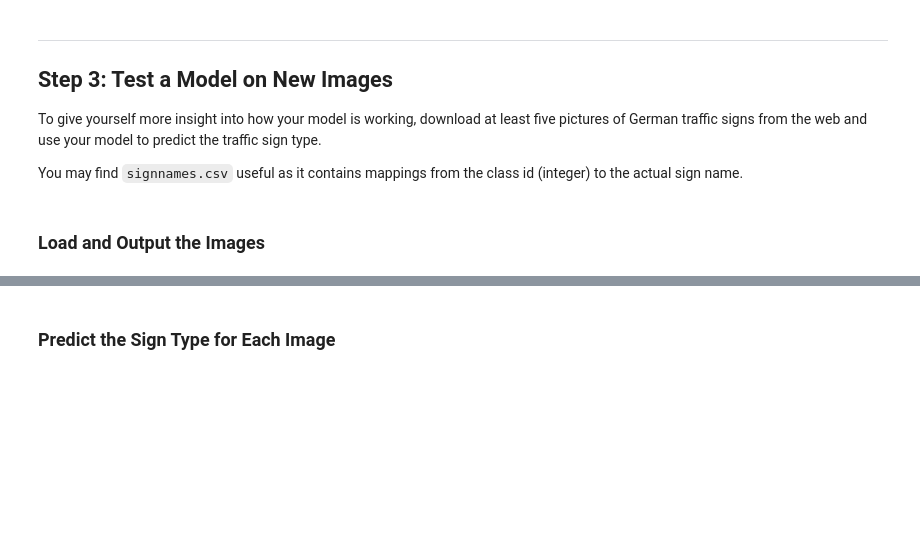
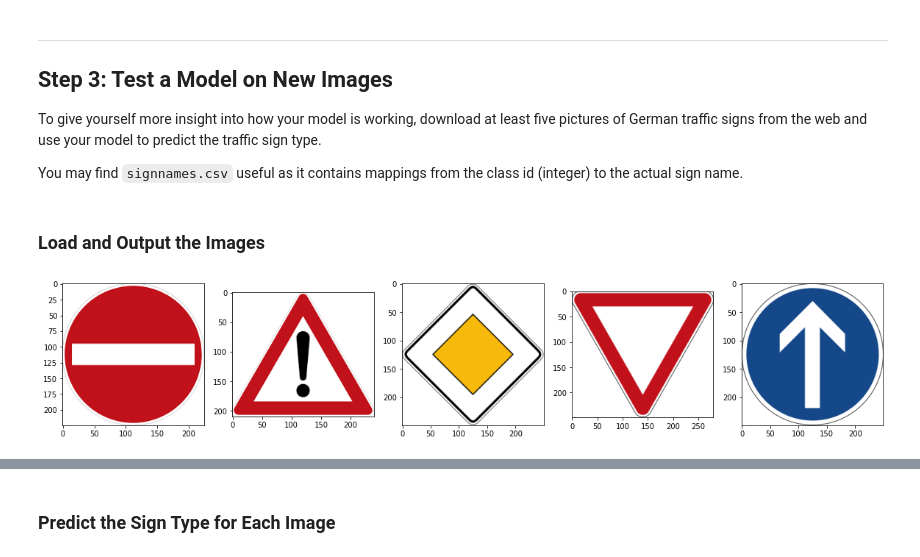
Before and after one commit to G-Ishan/Traffic-Sign-Classifier, a Jupyter notebook: Traffic_Sign_Classifier.ipynb, the cells around one changed output, grey strips where cells are left out. Saved outputs shown, nothing was run; the diff lists cells and outputs as text; code cells hidden in the pictures; blank space fills up the shorter version.

Commit message:
add online images

```diff
--- a/Traffic_Sign_Classifier.ipynb
+++ b/Traffic_Sign_Classifier.ipynb
@@ -423,0 +421,25 @@ You may find `signnames.csv` useful as it contains mappings from the class id (i
+# %%
+### Load the images and plot them here.
+### Feel free to use as many code cells as needed.
+import glob
+import matplotlib.image as mpimg
+
+online_dir = './online-images/*'
+images = glob.glob(online_dir)
+X_online_test = []
+for idx, fname in enumerate(images):
+        img = mpimg.imread(fname)
+        X_online_test.append(img)
+
+
+f, (ax1, ax2, ax3, ax4, ax5) = plt.subplots(1, 5, figsize=(20,10))
+ax1.imshow(X_online_test[0])
+ax2.imshow(X_online_test[1])
+ax3.imshow(X_online_test[2])
+ax4.imshow(X_online_test[3])
+ax5.imshow(X_online_test[4])
+
+# hard coding labels for the sake of this test
+Y_online_test = [17,18,12,13,35]
+# %% [output]
+[figure, added]
```
Also changed, not shown: parts of 6 cells of this notebook, 5 other files.
